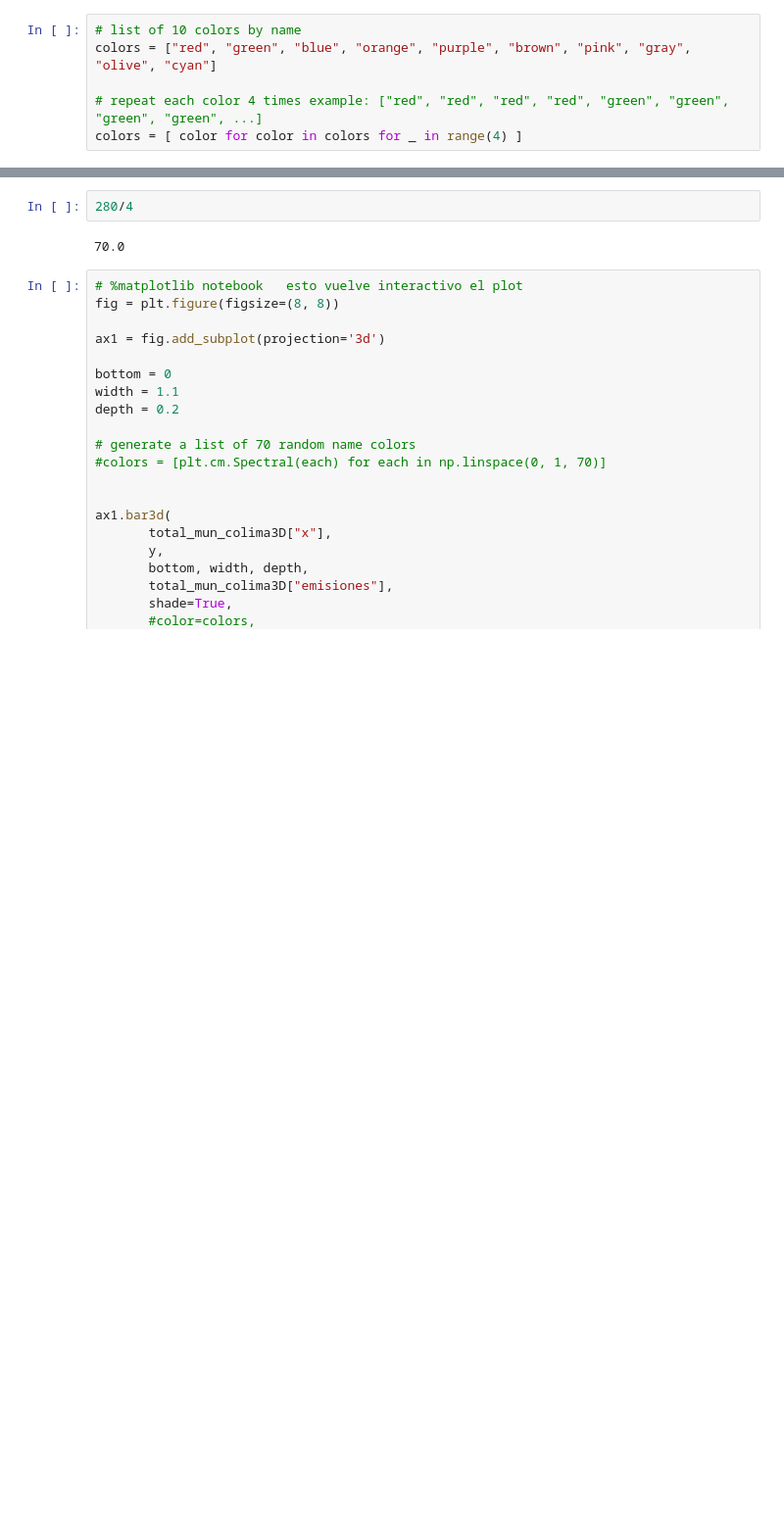
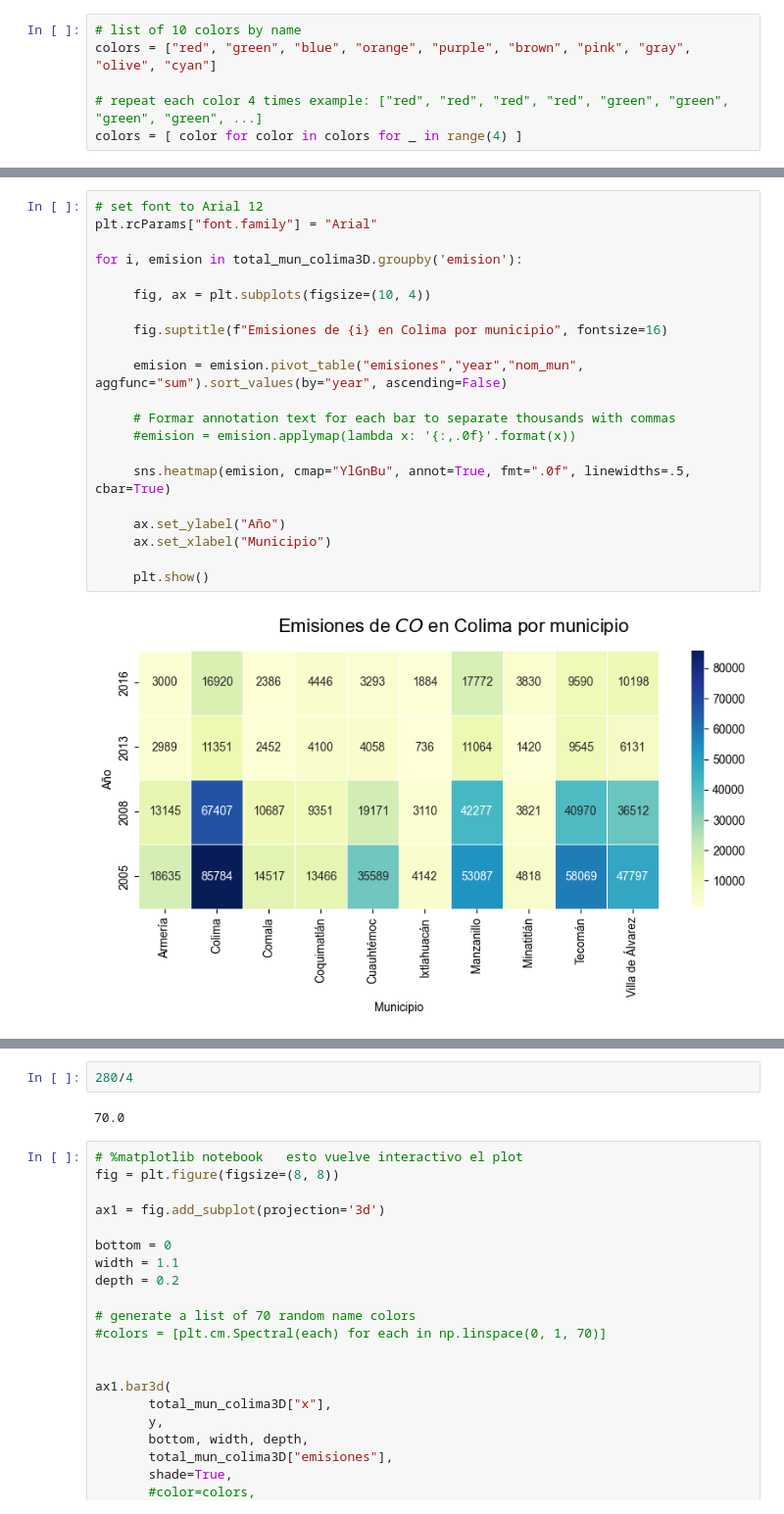
Before and after one commit to pcorner10/pronaces_analisis, a Jupyter notebook: INEM.ipynb, the cells around one changed output, grey strips where cells are left out. Shown at 98% size. Saved outputs shown, nothing was run; the diff lists cells and outputs as text; blank space fills up the shorter version.

```diff
--- a/INEM.ipynb
+++ b/INEM.ipynb
@@ -766,0 +760,23 @@ for i, emision in total_mun_colima3D.groupby('emision'):
+# %%
+# set font to Arial 12
+plt.rcParams["font.family"] = "Arial"
+
+for i, emision in total_mun_colima3D.groupby('emision'):
+
+     fig, ax = plt.subplots(figsize=(10, 4))
+
+     fig.suptitle(f"Emisiones de {i} en Colima por municipio", fontsize=16)
+
+     emision = emision.pivot_table("emisiones","year","nom_mun", aggfunc="sum").sort_values(by="year", ascending=False)
+
+     # Formar annotation text for each bar to separate thousands with commas
+     #emision = emision.applymap(lambda x: '{:,.0f}'.format(x))
+
+     sns.heatmap(emision, cmap="YlGnBu", annot=True, fmt=".0f", linewidths=.5, cbar=True)
+
+     ax.set_ylabel("Año")
+     ax.set_xlabel("Municipio")
+
+     plt.show()
+# %% [output]
+[figure, added]
```
Also changed, not shown: parts of 15 cells of this notebook, 5 other files.
